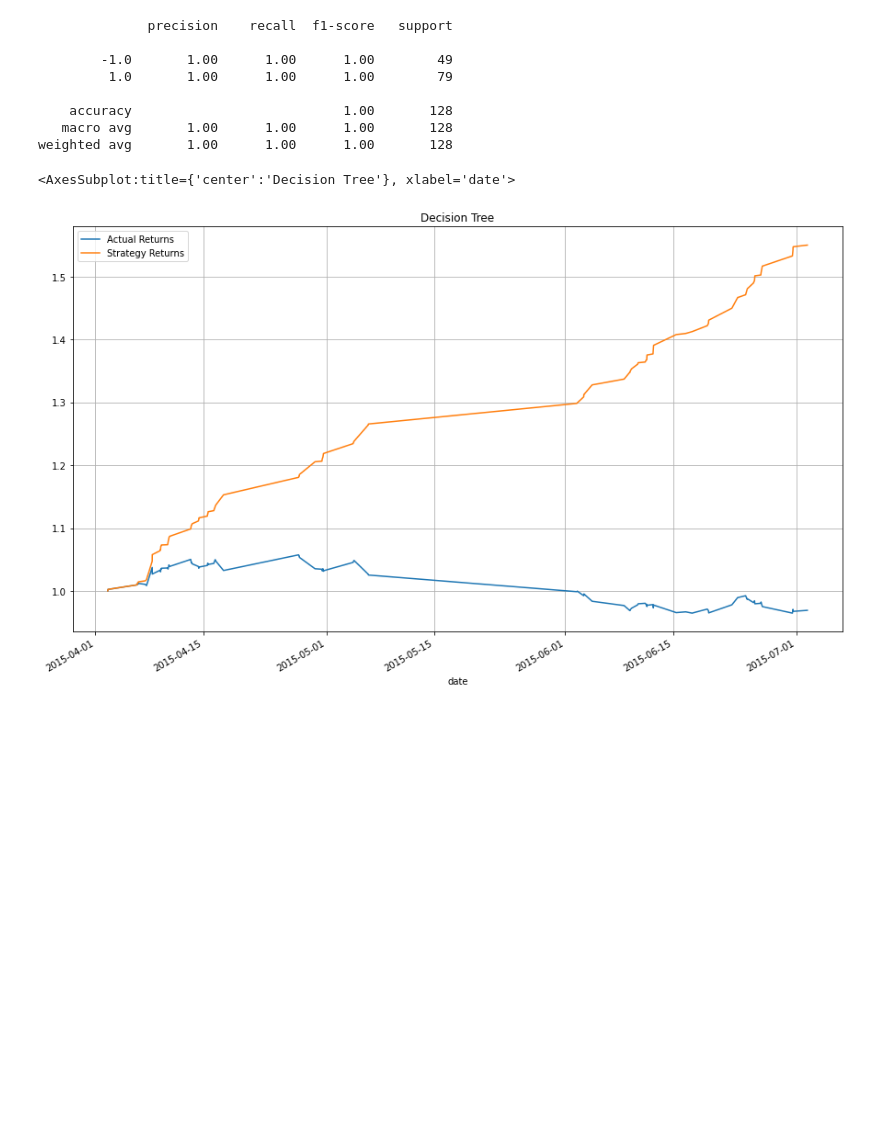
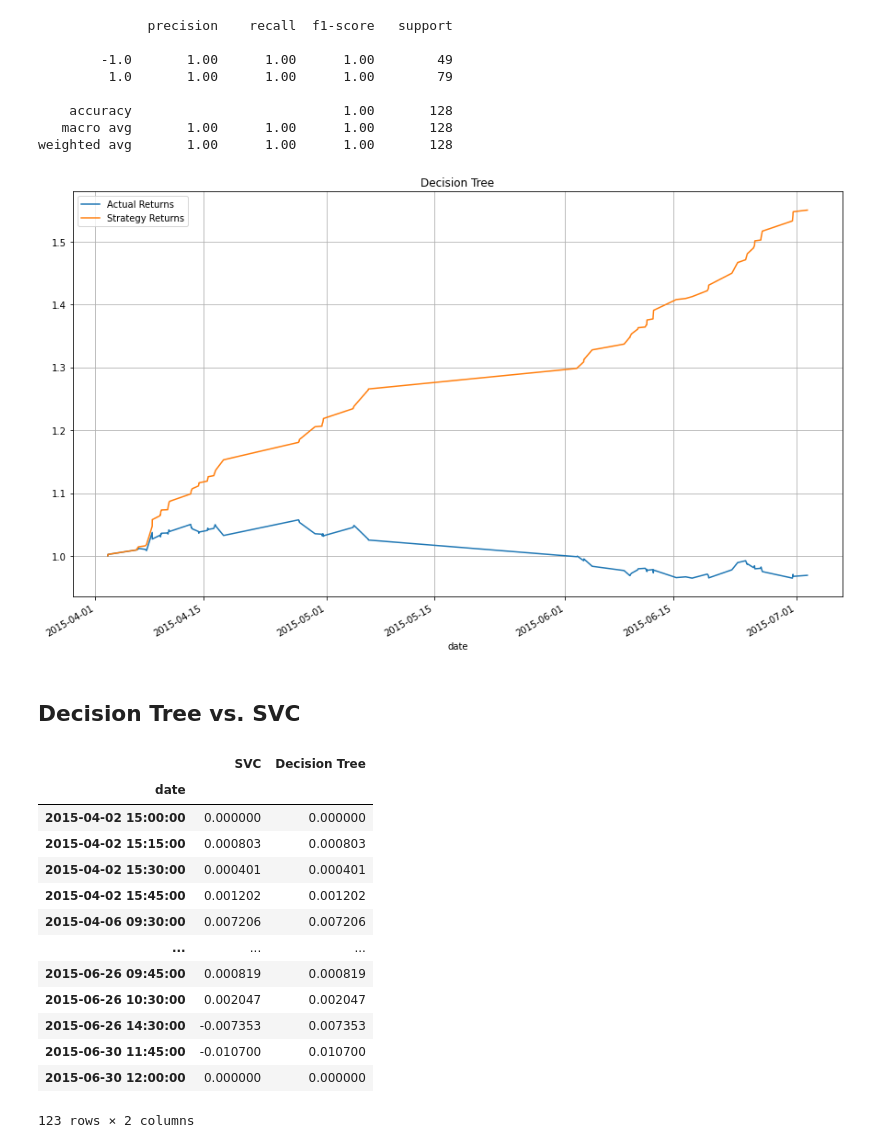
Before and after one commit to aarchmon/ML-Based-Algorithmic-Trading, a Jupyter notebook: machine_learning_trading_bot.ipynb, the cells around one changed output. Saved outputs shown, nothing was run; the diff lists cells and outputs as text; code cells hidden in the pictures; blank space fills up the shorter version.

```diff
--- a/machine_learning_trading_bot.ipynb
+++ b/machine_learning_trading_bot.ipynb
@@ -498,8 +498,36 @@ predictions_df_2["Strategy Returns"] = (predictions_df_2["Predicted"] * predicti
 # YOUR CODE HERE
 # %%
 # Plot the actual returns versus the strategy returns
-(1 + predictions_df_2[["Actual Returns", "Strategy Returns"]]).cumprod().plot(figsize = (15, 9), grid = True,
+fig = (1 + predictions_df_2[["Actual Returns", "Strategy Returns"]]).cumprod().plot(figsize = (15, 9), grid = True,
                                                                            title = "Decision Tree")
 # %% [output]
-<AxesSubplot:title={'center':'Decision Tree'}, xlabel='date'>
 [figure]
+# %% [markdown]
+## Decision Tree vs. SVC
+# %%
+# Create column for SVC prediction.
+svc = predictions_df["Strategy Returns"]
+
+# Create column for Decision Tree prediction.
+decision_tree = predictions_df_2["Strategy Returns"]
+
+# Create dataframe of SVC and Decision Tree predictions.
+combined_predictions_df = pd.DataFrame({"SVC" : svc, "Decision Tree" : decision_tree})
+
+# Review dataframe.
+combined_predictions_df.head(-5)
+# %% [output]
+|  | SVC | Decision Tree |
+| date |  |  |
+| 2015-04-02 15:00:00 | 0.000000 | 0.000000 |
+| 2015-04-02 15:15:00 | 0.000803 | 0.000803 |
+| 2015-04-02 15:30:00 | 0.000401 | 0.000401 |
+| 2015-04-02 15:45:00 | 0.001202 | 0.001202 |
+| 2015-04-06 09:30:00 | 0.007206 | 0.007206 |
+| ... | ... | ... |
+| 2015-06-26 09:45:00 | 0.000819 | 0.000819 |
+| 2015-06-26 10:30:00 | 0.002047 | 0.002047 |
+| 2015-06-26 14:30:00 | -0.007353 | 0.007353 |
+| 2015-06-30 11:45:00 | -0.010700 | 0.010700 |
+| 2015-06-30 12:00:00 | 0.000000 | 0.000000 |
+123 rows × 2 columns
```
Also changed, not shown: parts of 2 cells of this notebook, 5 other files.
